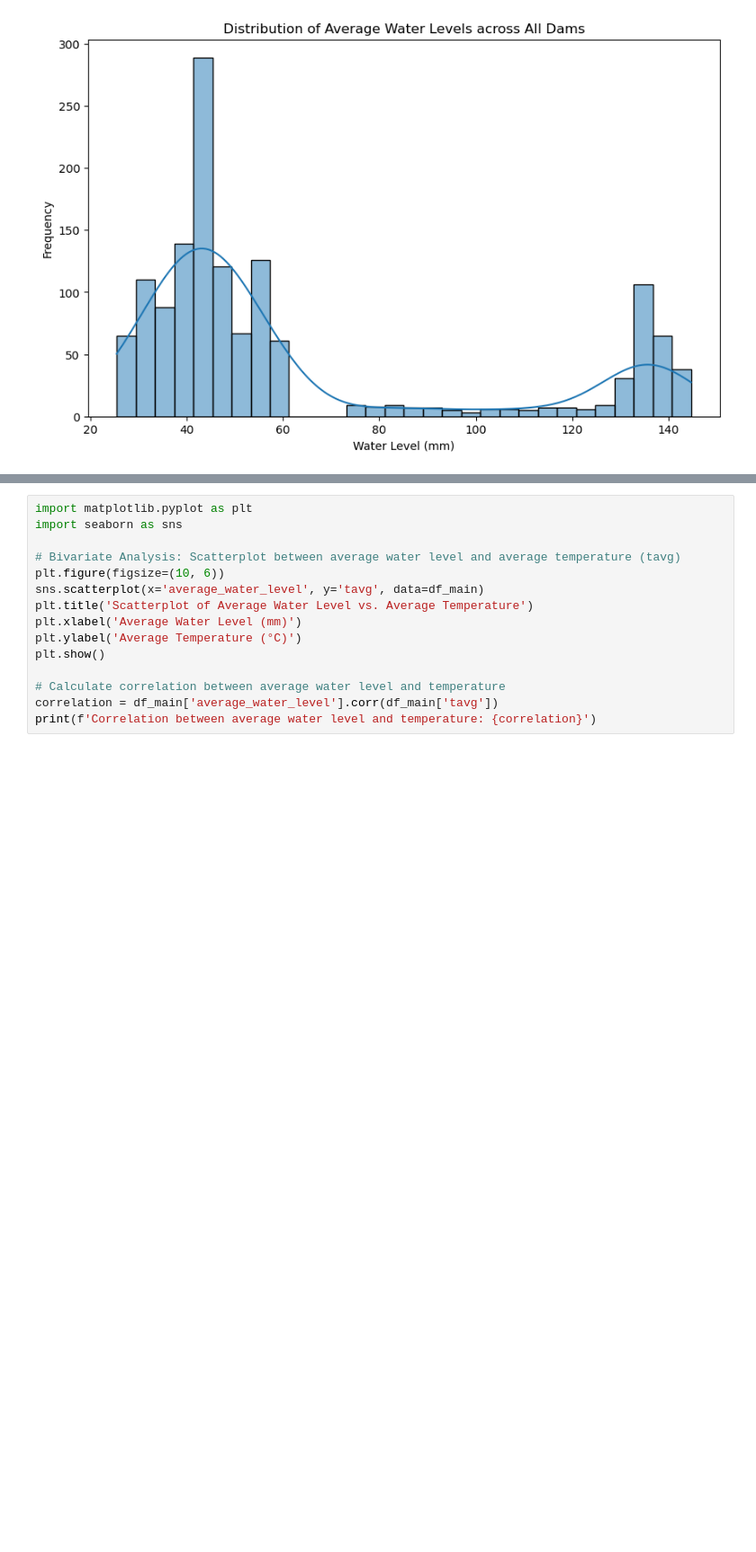
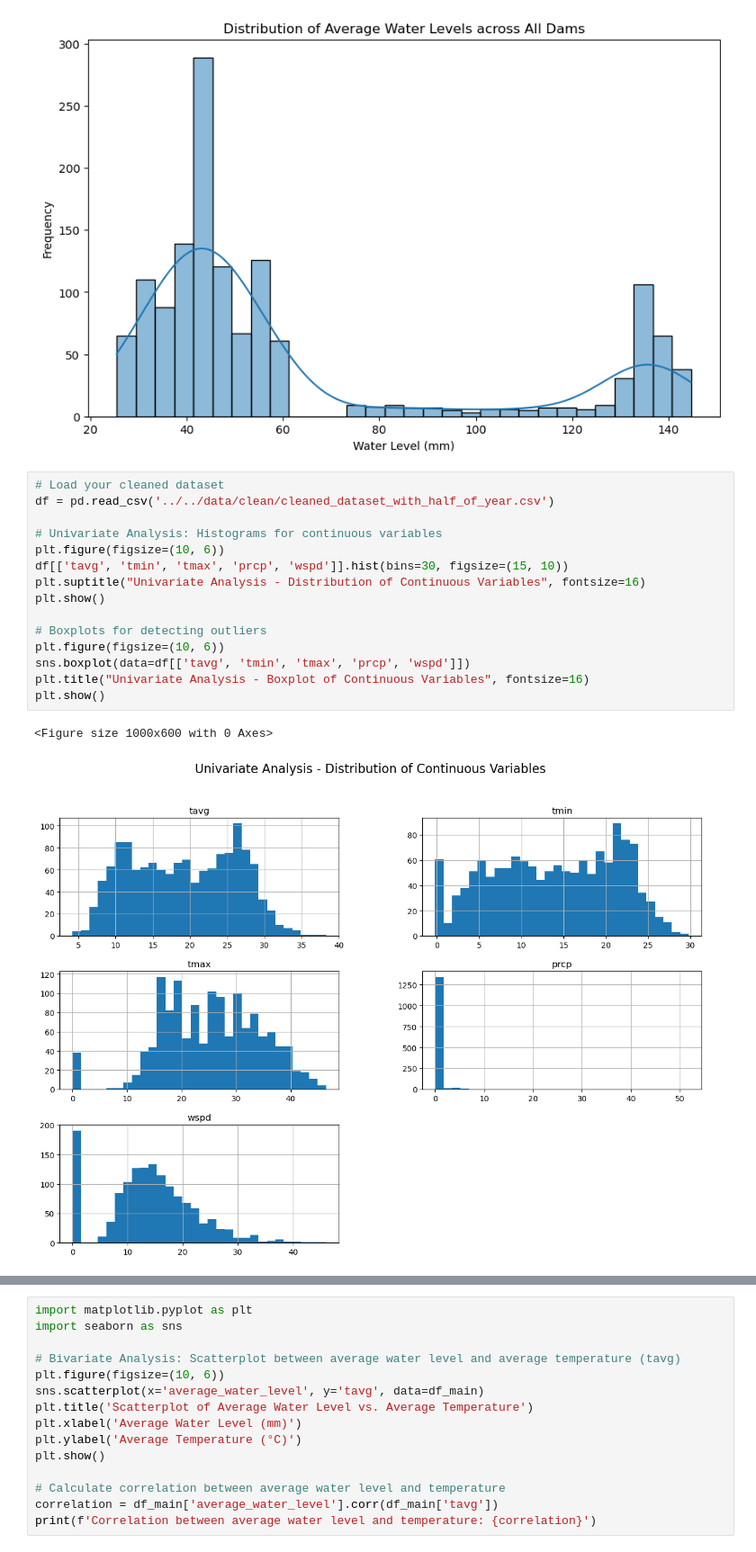
Before and after one commit to Futuroent/Iron_Hack_Water_in_Tunisia, a Jupyter notebook: notebooks/Water_Tunisia_notebook.ipynb, the cells around one changed output, grey strips where cells are left out. Shown at 90% size. Drawn from its saved outputs; the diff is of its cells as text; blank space fills up the shorter version.

```diff
--- a/notebooks/Water_Tunisia_notebook.ipynb
+++ b/notebooks/Water_Tunisia_notebook.ipynb
@@ -377,3 +435,21 @@ plt.ylabel('Frequency')
 plt.show()
 # %% [output]
 [figure]
+# %%
+# Load your cleaned dataset
+df = pd.read_csv('../../data/clean/cleaned_dataset_with_half_of_year.csv')
+
+# Univariate Analysis: Histograms for continuous variables
+plt.figure(figsize=(10, 6))
+df[['tavg', 'tmin', 'tmax', 'prcp', 'wspd']].hist(bins=30, figsize=(15, 10))
+plt.suptitle("Univariate Analysis - Distribution of Continuous Variables", fontsize=16)
+plt.show()
+
+# Boxplots for detecting outliers
+plt.figure(figsize=(10, 6))
+sns.boxplot(data=df[['tavg', 'tmin', 'tmax', 'prcp', 'wspd']])
+plt.title("Univariate Analysis - Boxplot of Continuous Variables", fontsize=16)
+plt.show()
+# %% [output]
+<Figure size 1000x600 with 0 Axes>
+[figure, added]
```
Also changed, not shown: parts of 47 cells of this notebook, 1 other file.
